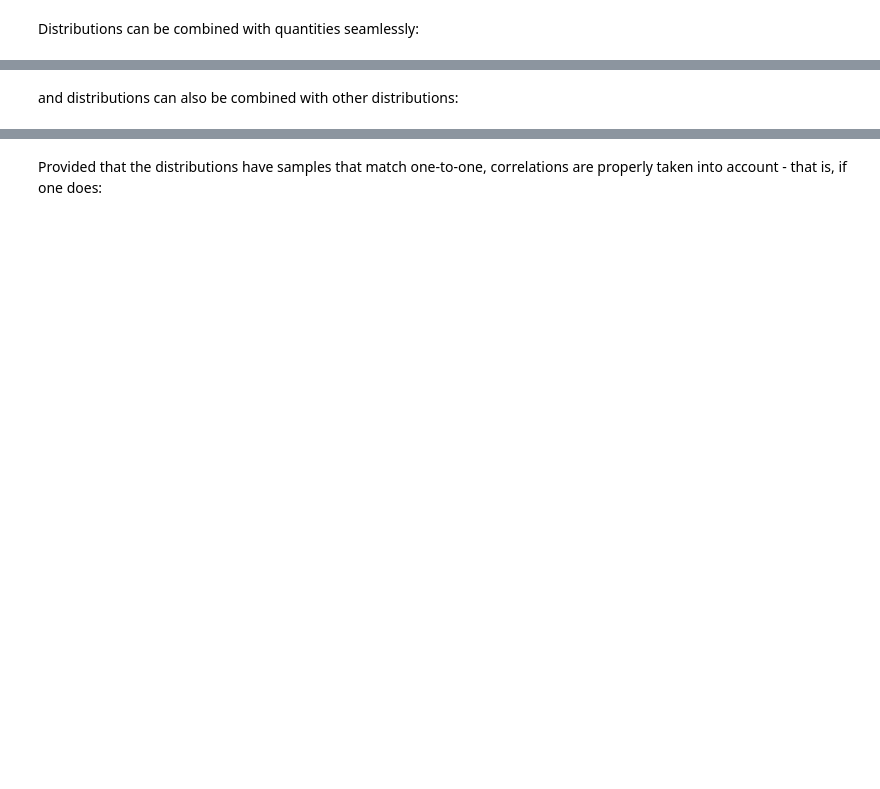
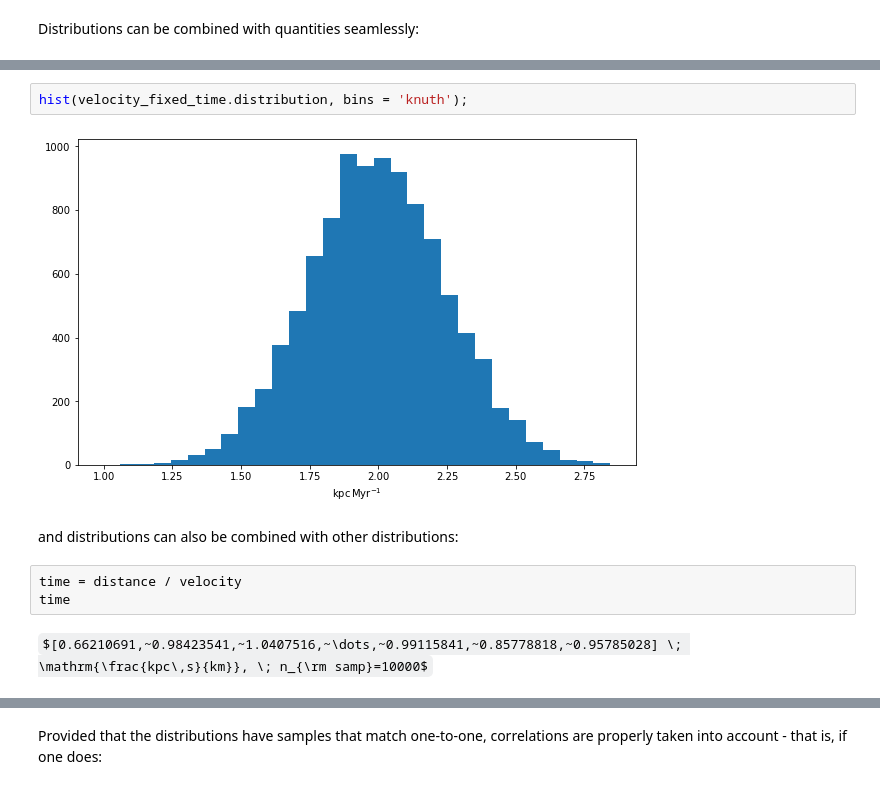
Before and after one commit to maria8ch/ASTR497, a Jupyter notebook: astropy_notebooks/18-distributions.ipynb, the cells around one changed output, grey strips where cells are left out. Saved outputs shown, nothing was run; the diff lists cells and outputs as text; some formulas as TeX source; blank space fills up the shorter version.

```diff
--- a/astropy_notebooks/18-distributions.ipynb
+++ b/astropy_notebooks/18-distributions.ipynb
@@ -54,2 +96,11 @@ Distributions can be combined with quantities seamlessly:
+# %%
+hist(velocity_fixed_time.distribution, bins = 'knuth');
+# %% [output]
+[figure, added]
 # %% [markdown]
 and distributions can also be combined with other distributions:
+# %%
+time = distance / velocity
+time
+# %% [output]
+$[0.66210691,~0.98423541,~1.0407516,~\dots,~0.99115841,~0.85778818,~0.95785028] \; \mathrm{\frac{kpc\,s}{km}}, \; n_{\rm samp}=10000$
```
Also changed, not shown: parts of 14 cells of this notebook.
